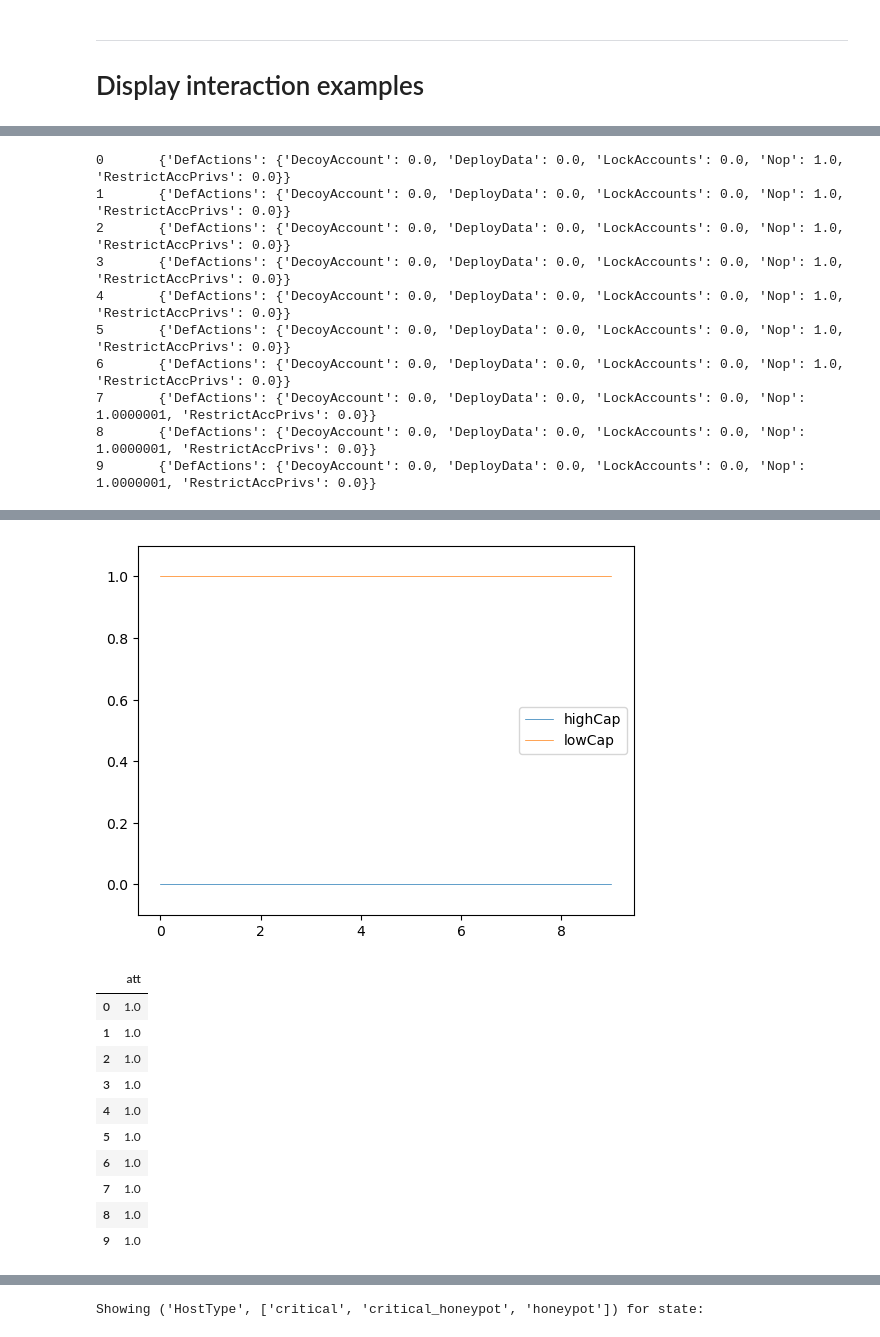
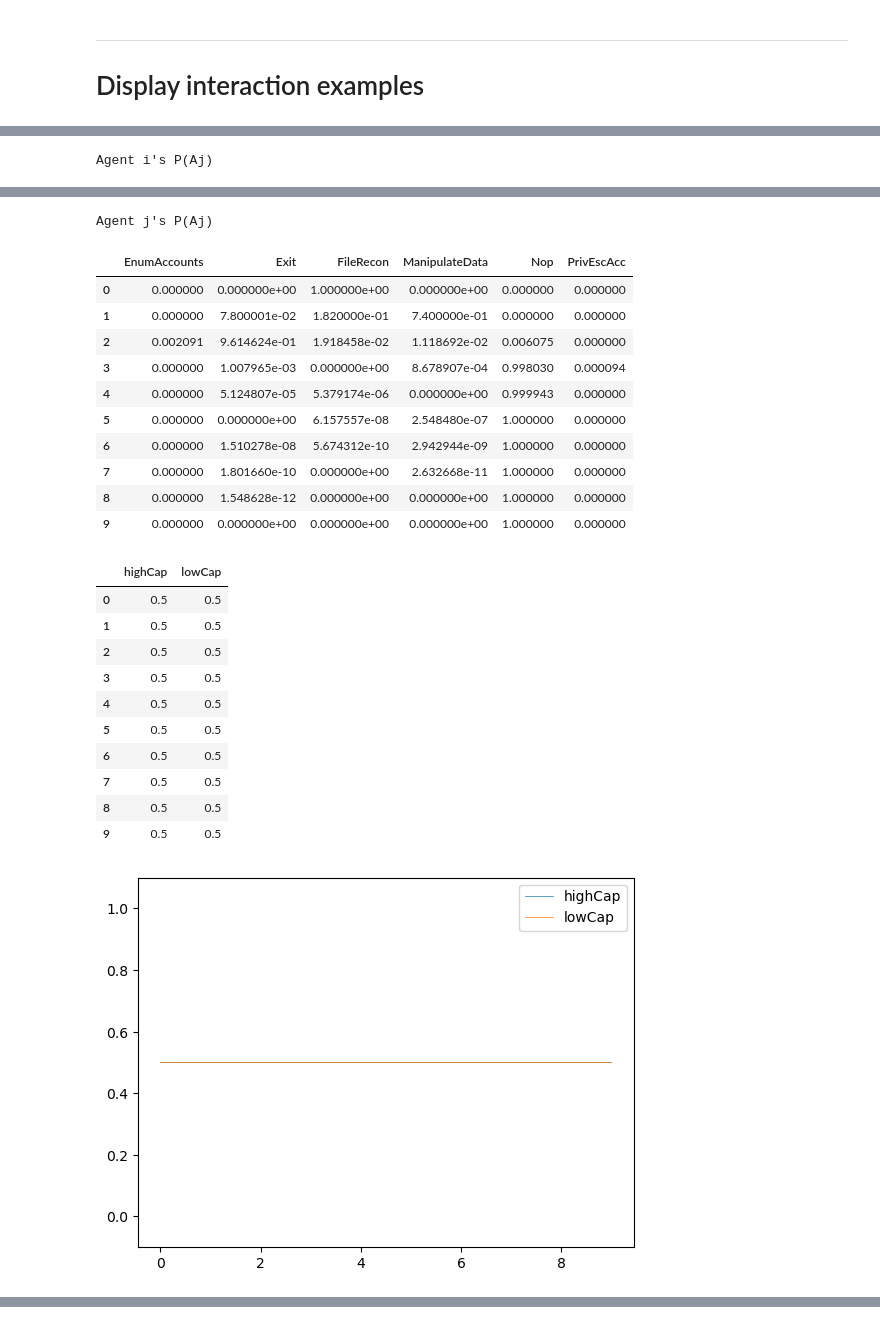
Before and after one commit to dityas/Protos, a Jupyter notebook: scripts/results_summarizer.ipynb, the cells around one changed output, grey strips where cells are left out. Saved outputs shown, nothing was run; the diff lists cells and outputs as text; code cells hidden in the pictures.

```diff
--- a/scripts/results_summarizer.ipynb
+++ b/scripts/results_summarizer.ipynb
@@ -178,6 +178,7 @@ Plotting for ('DataFound', ['no', 'yes'])
 # Display interaction examples
 # %%
 from IPython.display import display, HTML
+from functools import reduce
 
 for trace in data[:5]:
     actions = summarize_interaction.pull_actions(trace)
@@ -187,10 +188,16 @@ for trace in data[:5]:
         frame_beliefs = summarize_interaction.pull_frame_beliefs(trace)
 
         i_PAj = summarize_interaction.pull_from_trace(trace, lambda x: x, "i_P(Aj)")
+        i_PAj = list(reduce(lambda a, b: a + b, map(lambda x: list(x.values()), i_PAj)))
+        i_PAj = pandas.DataFrame.from_dict(i_PAj)
+        print("Agent i's P(Aj)")
+        display(i_PAj)
+
         j_PAj = summarize_interaction.pull_from_trace(trace, lambda x: x, "j_P(Aj)")
-
-        for i, i_pred in enumerate(i_PAj):
-            print(f"{i}\t{i_pred}")
+        j_PAj = list(reduce(lambda a, b: a + b, map(lambda x: list(x.values()), j_PAj)))
+        j_PAj = pandas.DataFrame.from_dict(j_PAj)
+        print("Agent j's P(Aj)")
+        display(j_PAj)
 
         for _b_theta in frame_beliefs:
             display(_b_theta)
@@ -211,7 +218,7 @@ for trace in data[:5]:
                 plotter.show()
 
         print("=============== End interaction trace")
-    except Exception:
-        passx
+    except Exception as e:
+        print(e)
 # %% [output]
 |  | i_acts | ["AccessPerm'", "HostObs'", "Acti... | j_acts | ["EndPtAlerts'"] |
@@ -228,10 +235 @@ for trace in data[:5]:
-0       {'DefActions': {'DecoyAccount': 0.0, 'DeployData': 0.0, 'LockAccounts': 0.0, 'Nop': 1.0, 'RestrictAccPrivs': 0.0}}
-1       {'DefActions': {'DecoyAccount': 0.0, 'DeployData': 0.0, 'LockAccounts': 0.0, 'Nop': 1.0, 'RestrictAccPrivs': 0.0}}
-2       {'DefActions': {'DecoyAccount': 0.0, 'DeployData': 0.0, 'LockAccounts': 0.0, 'Nop': 1.0, 'RestrictAccPrivs': 0.0}}
-3       {'DefActions': {'DecoyAccount': 0.0, 'DeployData': 0.0, 'LockAccounts': 0.0, 'Nop': 1.0, 'RestrictAccPrivs': 0.0}}
-4       {'DefActions': {'DecoyAccount': 0.0, 'DeployData': 0.0, 'LockAccounts': 0.0, 'Nop': 1.0, 'RestrictAccPrivs': 0.0}}
-5       {'DefActions': {'DecoyAccount': 0.0, 'DeployData': 0.0, 'LockAccounts': 0.0, 'Nop': 1.0, 'RestrictAccPrivs': 0.0}}
-6       {'DefActions': {'DecoyAccount': 0.0, 'DeployData': 0.0, 'LockAccounts': 0.0, 'Nop': 1.0, 'RestrictAccPrivs': 0.0}}
-7       {'DefActions': {'DecoyAccount': 0.0, 'DeployData': 0.0, 'LockAccounts': 0.0, 'Nop': 1.0000001, 'RestrictAccPrivs': 0.0}}
-8       {'DefActions': {'DecoyAccount': 0.0, 'DeployData': 0.0, 'LockAccounts': 0.0, 'Nop': 1.0000001, 'RestrictAccPrivs': 0.0}}
-9       {'DefActions': {'DecoyAccount': 0.0, 'DeployData': 0.0, 'LockAccounts': 0.0, 'Nop': 1.0000001, 'RestrictAccPrivs': 0.0}}
+Agent i's P(Aj)
@@ -249,12 +247,24 @@ for trace in data[:5]:
+Agent j's P(Aj)
+|  | EnumAccounts | Exit | FileRecon | ManipulateData | Nop | PrivEscAcc |
+| 0 | 0.000000 | 0.000000e+00 | 1.000000e+00 | 0.000000e+00 | 0.000000 | 0.000000 |
+| 1 | 0.000000 | 7.800001e-02 | 1.820000e-01 | 7.400000e-01 | 0.000000 | 0.000000 |
+| 2 | 0.002091 | 9.614624e-01 | 1.918458e-02 | 1.118692e-02 | 0.006075 | 0.000000 |
+| 3 | 0.000000 | 1.007965e-03 | 0.000000e+00 | 8.678907e-04 | 0.998030 | 0.000094 |
+| 4 | 0.000000 | 5.124807e-05 | 5.379174e-06 | 0.000000e+00 | 0.999943 | 0.000000 |
+| 5 | 0.000000 | 0.000000e+00 | 6.157557e-08 | 2.548480e-07 | 1.000000 | 0.000000 |
+| 6 | 0.000000 | 1.510278e-08 | 5.674312e-10 | 2.942944e-09 | 1.000000 | 0.000000 |
+| 7 | 0.000000 | 1.801660e-10 | 0.000000e+00 | 2.632668e-11 | 1.000000 | 0.000000 |
+| 8 | 0.000000 | 1.548628e-12 | 0.000000e+00 | 0.000000e+00 | 1.000000 | 0.000000 |
+| 9 | 0.000000 | 0.000000e+00 | 0.000000e+00 | 0.000000e+00 | 1.000000 | 0.000000 |
+|  | highCap | lowCap |
+| 0 | 0.5 | 0.5 |
+| 1 | 0.5 | 0.5 |
+| 2 | 0.5 | 0.5 |
+| 3 | 0.5 | 0.5 |
+| 4 | 0.5 | 0.5 |
+| 5 | 0.5 | 0.5 |
+| 6 | 0.5 | 0.5 |
+| 7 | 0.5 | 0.5 |
+| 8 | 0.5 | 0.5 |
+| 9 | 0.5 | 0.5 |
-[figure, old version]
+[figure, new version]
-|  | att |
-| 0 | 1.0 |
-| 1 | 1.0 |
-| 2 | 1.0 |
-| 3 | 1.0 |
-| 4 | 1.0 |
-| 5 | 1.0 |
-| 6 | 1.0 |
-| 7 | 1.0 |
-| 8 | 1.0 |
-| 9 | 1.0 |
@@ -261,2 +282 @@ for trace in data[:5]:
 [figure]
-Showing ('HostType', ['critical', 'critical_honeypot', 'honeypot']) for state:
```
Also changed, not shown: parts of 5 cells of this notebook, 29 other files.
